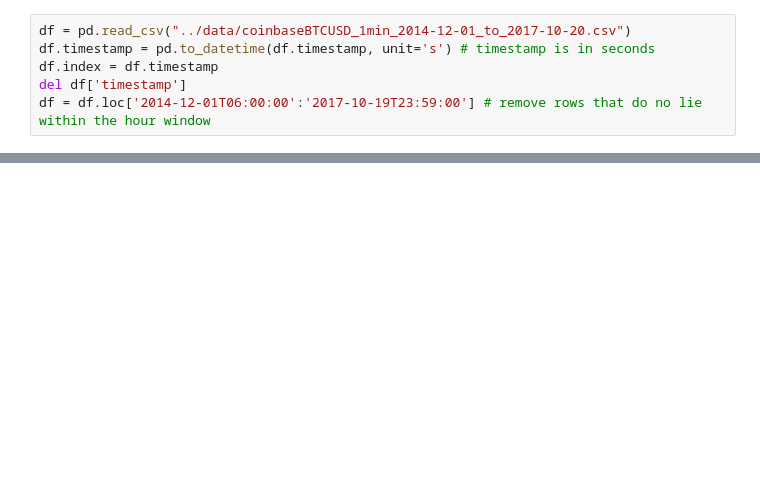
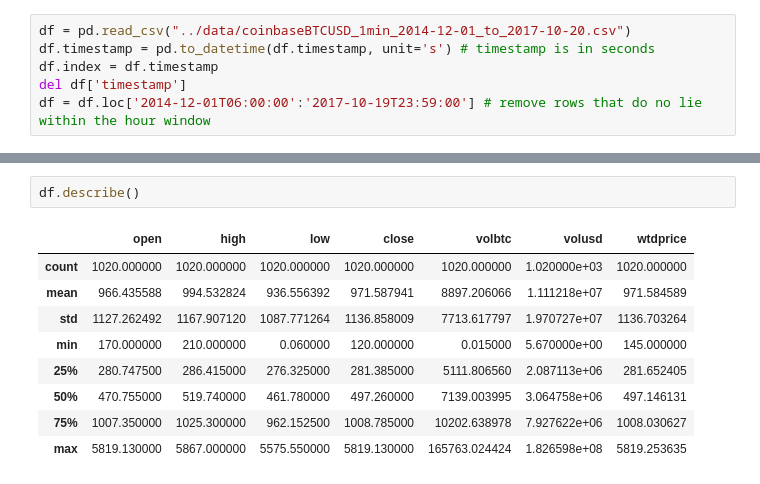
Before and after one commit to pwidhalm/capstone, a Jupyter notebook: code/capstone-v1-mb.ipynb, the cells around one changed output, grey strips where cells are left out. Drawn from its saved outputs; the diff is of its cells as text; blank space fills up the shorter version.

```diff
--- a/code/capstone-v1-mb.ipynb
+++ b/code/capstone-v1-mb.ipynb
@@ -46,0 +57,12 @@ hr_df.describe()
+# %%
+df.describe()
+# %% [output]
+|  | open | high | low | close | volbtc | volusd | wtdprice |
+| count | 1020.000000 | 1020.000000 | 1020.000000 | 1020.000000 | 1020.000000 | 1.020000e+03 | 1020.000000 |
+| mean | 966.435588 | 994.532824 | 936.556392 | 971.587941 | 8897.206066 | 1.111218e+07 | 971.584589 |
+| std | 1127.262492 | 1167.907120 | 1087.771264 | 1136.858009 | 7713.617797 | 1.970727e+07 | 1136.703264 |
+| min | 170.000000 | 210.000000 | 0.060000 | 120.000000 | 0.015000 | 5.670000e+00 | 145.000000 |
+| 25% | 280.747500 | 286.415000 | 276.325000 | 281.385000 | 5111.806560 | 2.087113e+06 | 281.652405 |
+| 50% | 470.755000 | 519.740000 | 461.780000 | 497.260000 | 7139.003995 | 3.064758e+06 | 497.146131 |
+| 75% | 1007.350000 | 1025.300000 | 962.152500 | 1008.785000 | 10202.638978 | 7.927622e+06 | 1008.030627 |
+| max | 5819.130000 | 5867.000000 | 5575.550000 | 5819.130000 | 165763.024424 | 1.826598e+08 | 5819.253635 |
```
Also changed, not shown: parts of 14 cells of this notebook, 1 other file.
